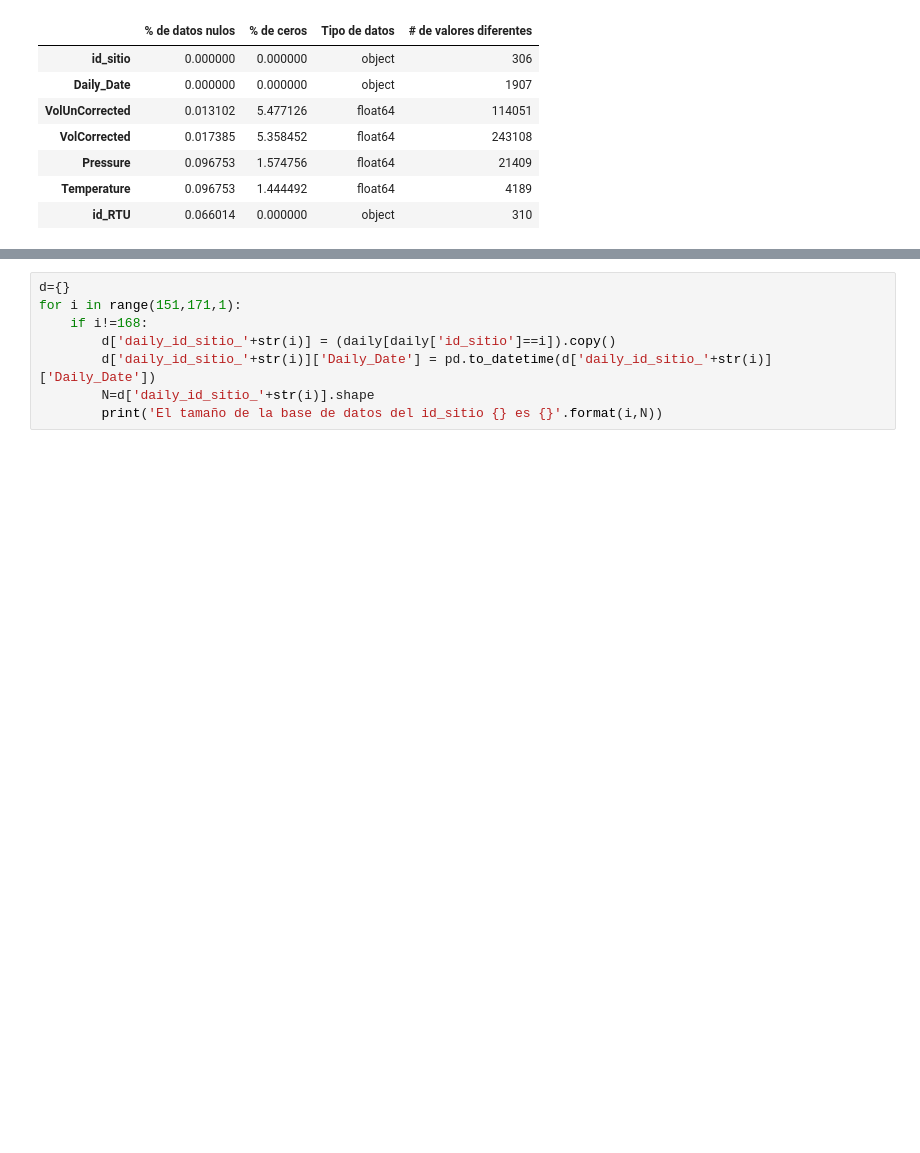
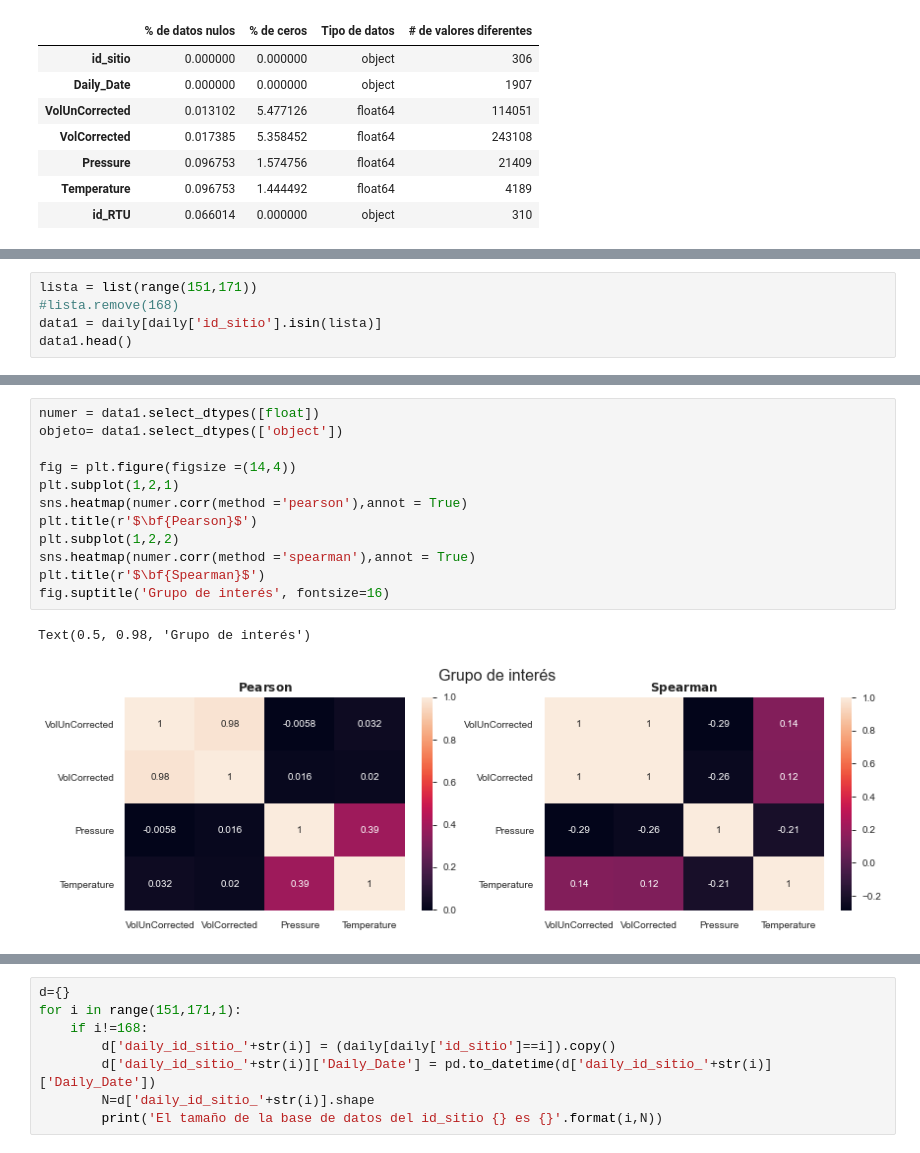
Before and after one commit to andresenrique08/CDA_Project, a Jupyter notebook: Proyecto/graficas/Daily_v2.ipynb, the cells around one changed output, grey strips where cells are left out. Cells and saved outputs as stored; diff of their text form; blank space fills up the shorter version.

```diff
--- a/Proyecto/graficas/Daily_v2.ipynb
+++ b/Proyecto/graficas/Daily_v2.ipynb
@@ -158,0 +163,5 @@ mytable(daily)
+# %%
+lista = list(range(151,171))
+#lista.remove(168)
+data1 = daily[daily['id_sitio'].isin(lista)]
+data1.head()
@@ -158,0 +186,15 @@ mytable(daily)
+# %%
+numer = data1.select_dtypes([float])
+objeto= data1.select_dtypes(['object'])
+
+fig = plt.figure(figsize =(14,4))
+plt.subplot(1,2,1)
+sns.heatmap(numer.corr(method ='pearson'),annot = True)
+plt.title(r'$\bf{Pearson}$')
+plt.subplot(1,2,2)
+sns.heatmap(numer.corr(method ='spearman'),annot = True)
+plt.title(r'$\bf{Spearman}$')
+fig.suptitle('Grupo de interés', fontsize=16)
+# %% [output]
+Text(0.5, 0.98, 'Grupo de interés')
+[figure, added]
```
Also changed, not shown: parts of 16 cells of this notebook, 1 other file.
